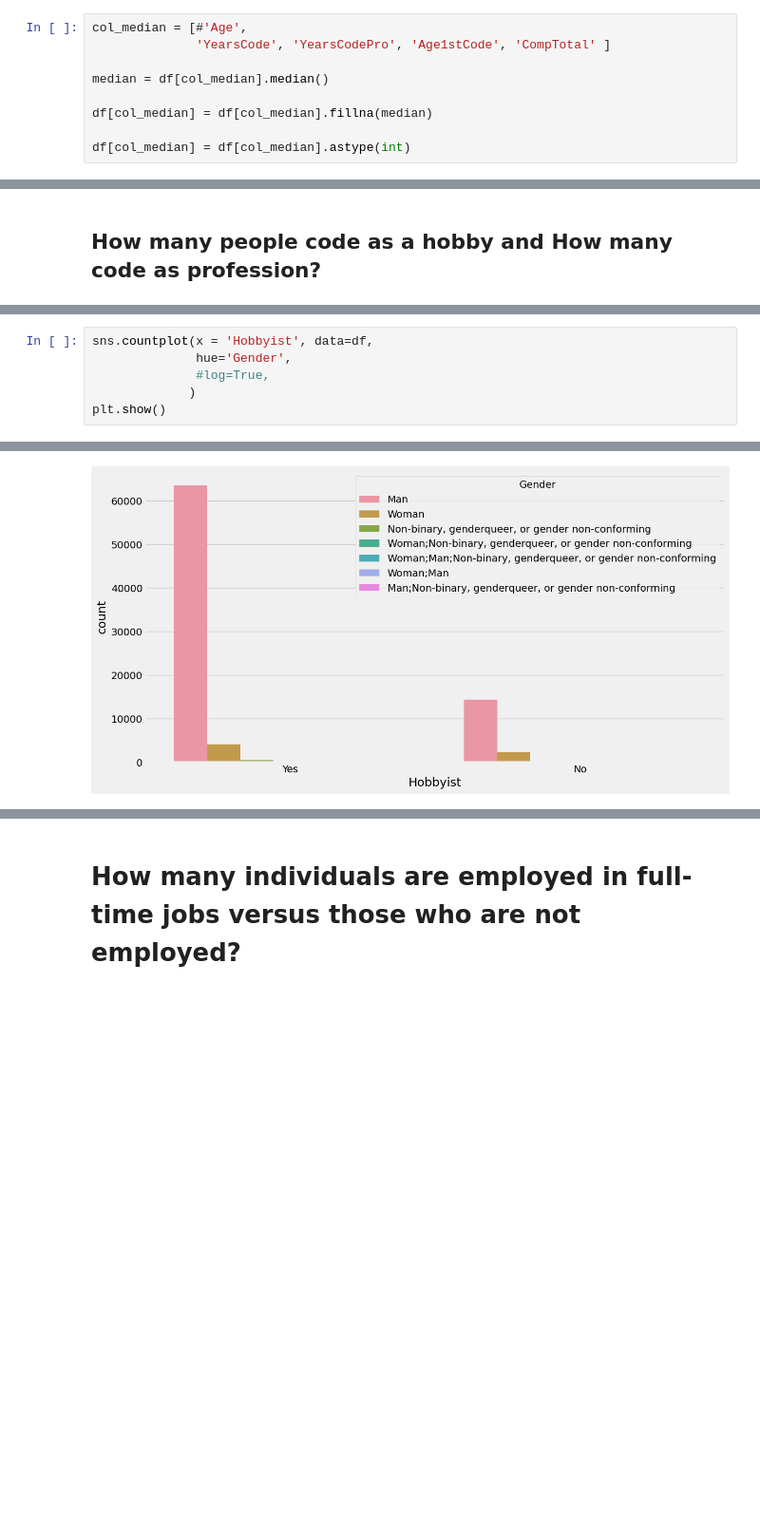
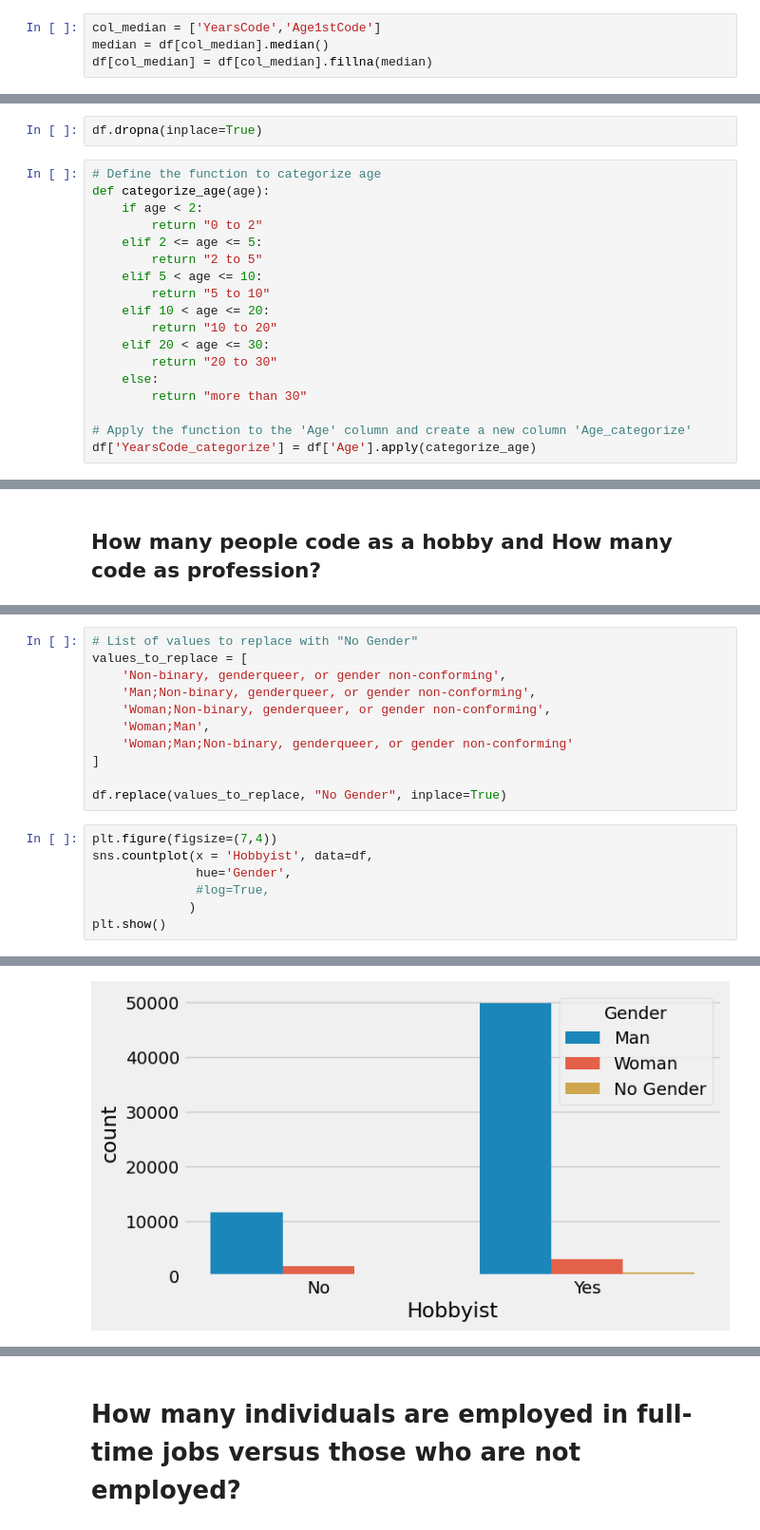
Before and after one commit to KanAfridi/Exploratory-Data-Analysis-With-Python, a Jupyter notebook: Stack OverFlow/stack overflow.ipynb, the cells around one changed output, grey strips where cells are left out. Shown: that part at 95% size. Saved outputs shown, nothing was run; the diff lists cells and outputs as text; blank space fills up the shorter version.

```diff
--- a/Stack OverFlow/stack overflow.ipynb
+++ b/Stack OverFlow/stack overflow.ipynb
@@ -180,14 +173,9 @@ df.YearsCode.median()
 # %% [markdown]
 ### First find median for some columns than Changing dtypes to int
 # %%
-col_median = [#'Age',
-              'YearsCode', 'YearsCodePro', 'Age1stCode', 'CompTotal' ]
-
+col_median = ['YearsCode','Age1stCode']
 median = df[col_median].median()
-
 df[col_median] = df[col_median].fillna(median)
-
-df[col_median] = df[col_median].astype(int)
 # %% [markdown]
 * First of all i fill null values of a columns with median
 * I use median because there is a lot out liar in these columns
@@ -250,0 +260,20 @@ memory usage: 41.3+ MB
+# %%
+df.dropna(inplace=True)
+# %%
+# Define the function to categorize age
+def categorize_age(age):
+    if age < 2:
+        return "0 to 2"
+    elif 2 <= age <= 5:
+        return "2 to 5"
+    elif 5 < age <= 10:
+        return "5 to 10"
+    elif 10 < age <= 20:
+        return "10 to 20"
+    elif 20 < age <= 30:
+        return "20 to 30"
+    else:
+        return "more than 30"
+
+# Apply the function to the 'Age' column and create a new column 'Age_categorize'
+df['YearsCode_categorize'] = df['Age'].apply(categorize_age)
@@ -281,4 +361,16 @@ plt.show()
+# %%
+# List of values to replace with "No Gender"
+values_to_replace = [
+    'Non-binary, genderqueer, or gender non-conforming',
+    'Man;Non-binary, genderqueer, or gender non-conforming',
+    'Woman;Non-binary, genderqueer, or gender non-conforming',
+    'Woman;Man',
+    'Woman;Man;Non-binary, genderqueer, or gender non-conforming'
+]
+
+df.replace(values_to_replace, "No Gender", inplace=True)
 # %%
+plt.figure(figsize=(7,4))
 sns.countplot(x = 'Hobbyist', data=df,
               hue='Gender',
               #log=True,
@@ -288 +397 @@ plt.show()
-[figure, old version]
+[figure, new version]
```
Also changed, not shown: parts of 65 cells of this notebook, 1 other file.
